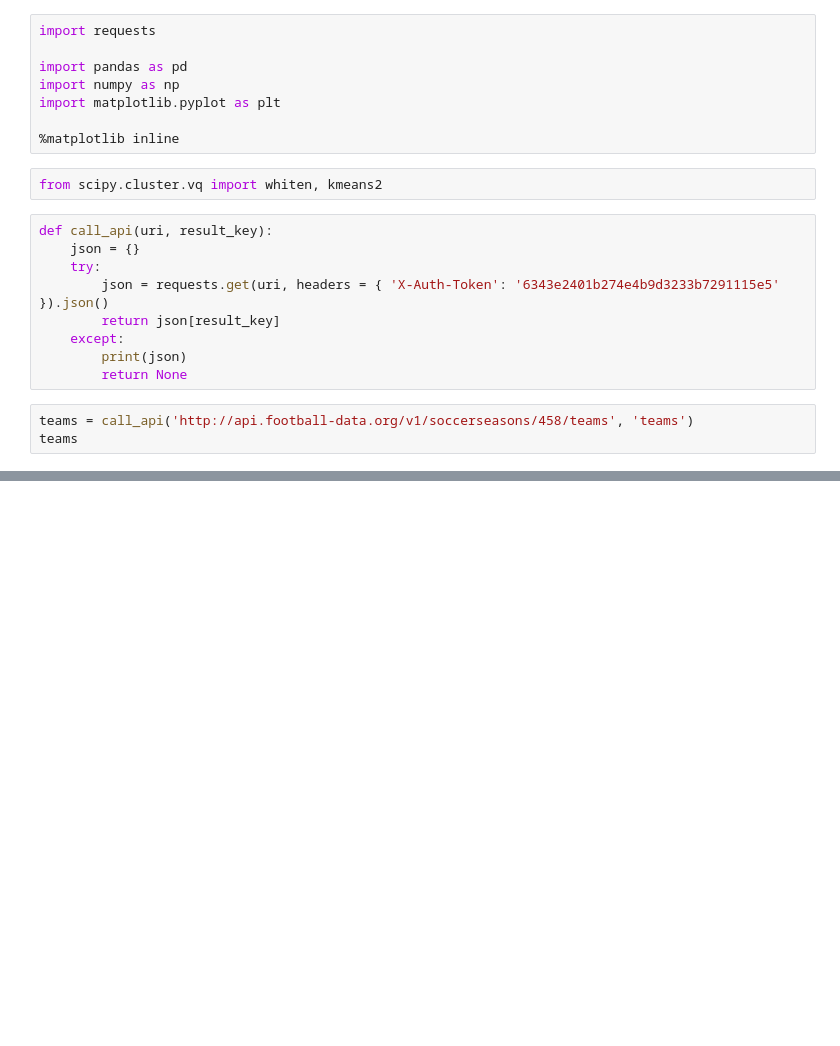
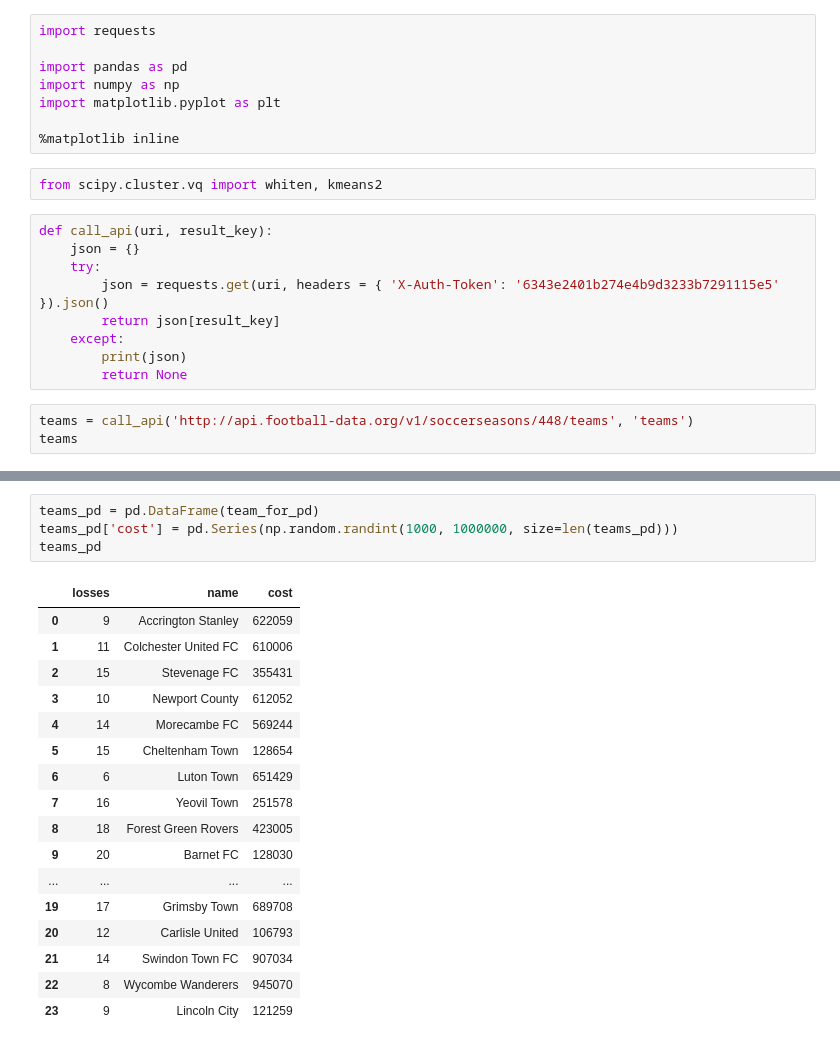
Before and after one commit to ShTurmanAVP/netology-py-11, a Jupyter notebook: teams_kmeans_clusterization.ipynb, the cells around one changed output, grey strips where cells are left out. Cells and saved outputs as stored; diff of their text form; blank space fills up the shorter version.

```diff
--- a/teams_kmeans_clusterization.ipynb
+++ b/teams_kmeans_clusterization.ipynb
@@ -18,6 +18,6 @@ def call_api(uri, result_key):
         print(json)
         return None
 # %%
-teams = call_api('http://api.football-data.org/v1/soccerseasons/458/teams', 'teams')
+teams = call_api('http://api.football-data.org/v1/soccerseasons/448/teams', 'teams')
 teams
 # %% [output]
@@ -79,0 +100,22 @@ TypeError: 'NoneType' object is not iterable
+# %%
+teams_pd = pd.DataFrame(team_for_pd)
+teams_pd['cost'] = pd.Series(np.random.randint(1000, 1000000, size=len(teams_pd)))
+teams_pd
+# %% [output]
+|  | losses | name | cost |
+| 0 | 9 | Accrington Stanley | 622059 |
+| 1 | 11 | Colchester United FC | 610006 |
+| 2 | 15 | Stevenage FC | 355431 |
+| 3 | 10 | Newport County | 612052 |
+| 4 | 14 | Morecambe FC | 569244 |
+| 5 | 15 | Cheltenham Town | 128654 |
+| 6 | 6 | Luton Town | 651429 |
+| 7 | 16 | Yeovil Town | 251578 |
+| 8 | 18 | Forest Green Rovers | 423005 |
+| 9 | 20 | Barnet FC | 128030 |
+| ... | ... | ... | ... |
+| 19 | 17 | Grimsby Town | 689708 |
+| 20 | 12 | Carlisle United | 106793 |
+| 21 | 14 | Swindon Town FC | 907034 |
+| 22 | 8 | Wycombe Wanderers | 945070 |
+| 23 | 9 | Lincoln City | 121259 |
```
Also changed, not shown: parts of 14 cells of this notebook.
